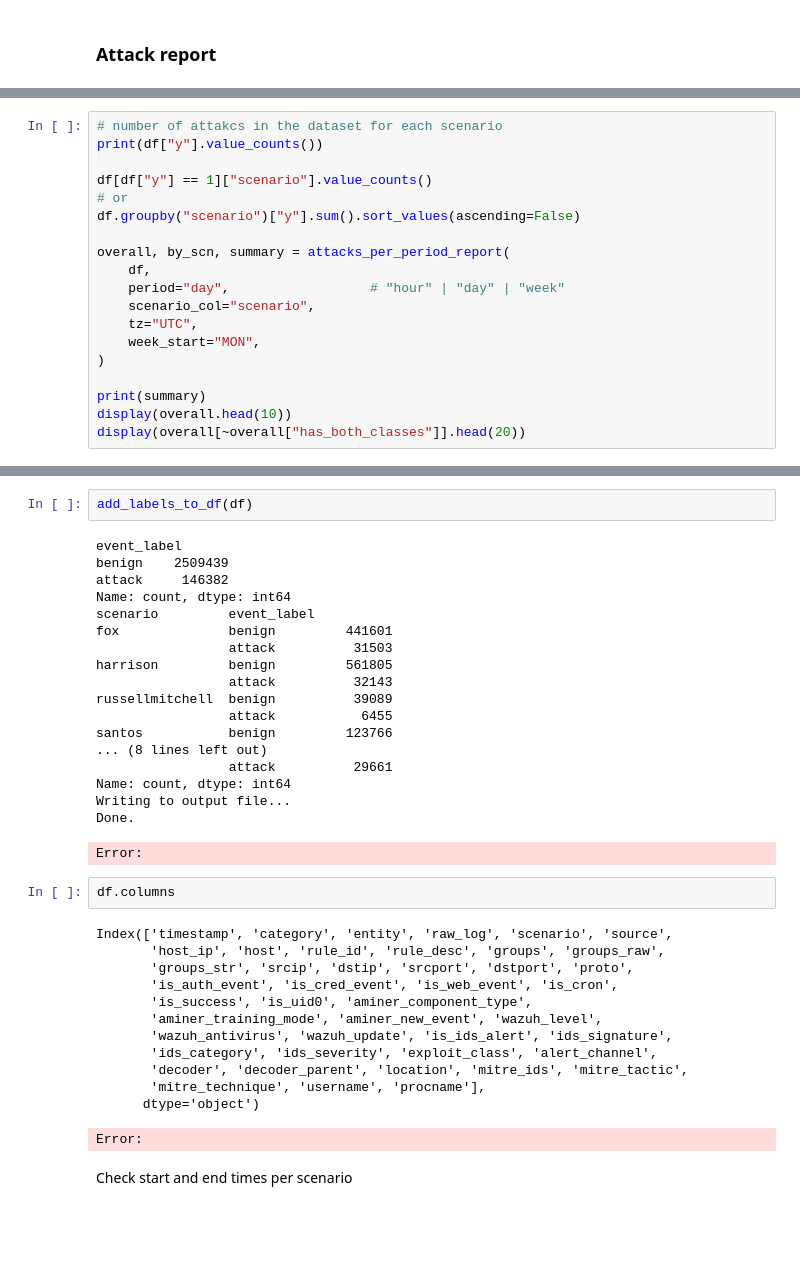
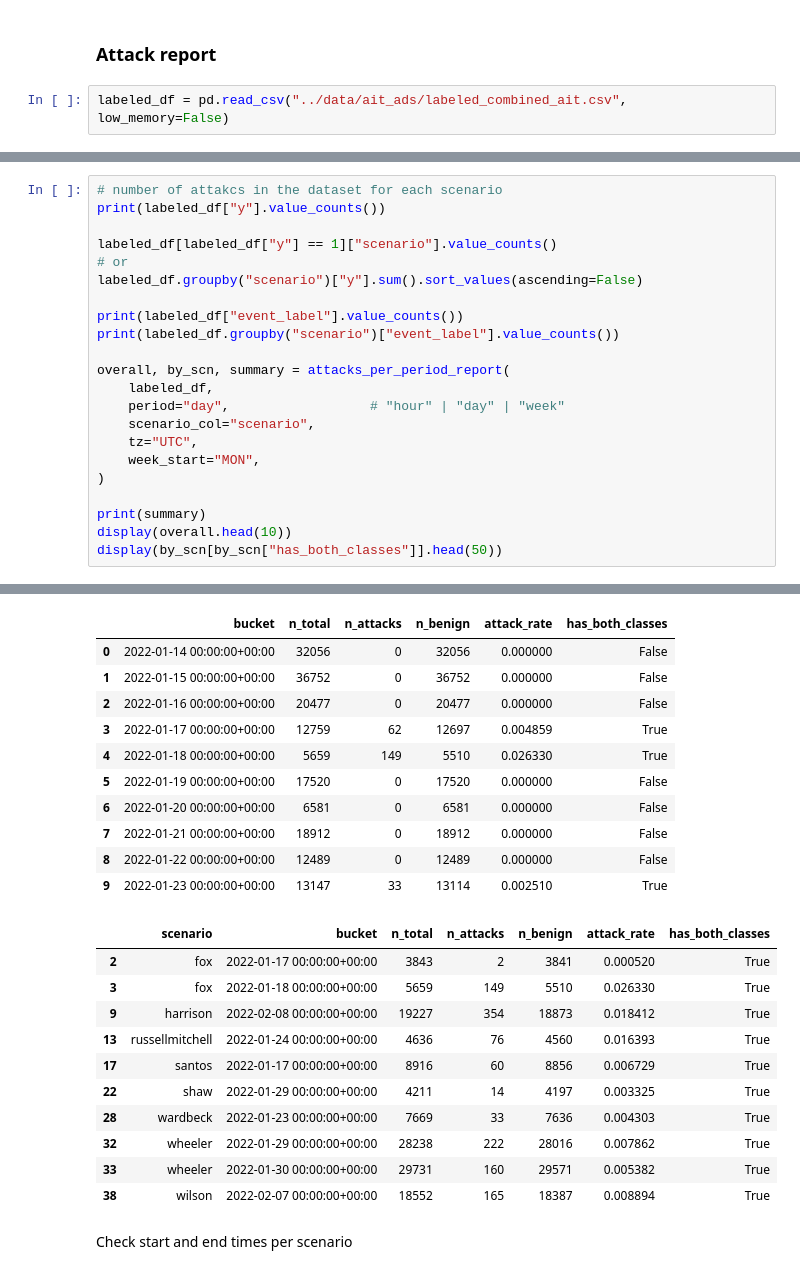
Before and after one commit to annaneliaa/msc-thesis, a Jupyter notebook: aact/data.ipynb, the cells around one changed output, grey strips where cells are left out. Drawn from its saved outputs; the diff is of its cells as text; blank space fills up the shorter version.

```diff
--- a/aact/data.ipynb
+++ b/aact/data.ipynb
@@ -82,2 +99,4 @@ Index(['timestamp', 'scenario', 'source', 'category', 'entity', 'raw_log',
 # %% [markdown]
 ### Attack report
+# %%
+labeled_df = pd.read_csv("../data/ait_ads/labeled_combined_ait.csv", low_memory=False)
@@ -84,13 +115,16 @@ Index(['timestamp', 'scenario', 'source', 'category', 'entity', 'raw_log',
 # %%
 # number of attakcs in the dataset for each scenario
-print(df["y"].value_counts())
+print(labeled_df["y"].value_counts())
 
-df[df["y"] == 1]["scenario"].value_counts()
+labeled_df[labeled_df["y"] == 1]["scenario"].value_counts()
 # or
-df.groupby("scenario")["y"].sum().sort_values(ascending=False)
+labeled_df.groupby("scenario")["y"].sum().sort_values(ascending=False)
+
+print(labeled_df["event_label"].value_counts())
+print(labeled_df.groupby("scenario")["event_label"].value_counts())
 
 overall, by_scn, summary = attacks_per_period_report(
-    df,
+    labeled_df,
     period="day",                  # "hour" | "day" | "week"
     scenario_col="scenario",
     tz="UTC",
@@ -99,4 +133,5 @@ overall, by_scn, summary = attacks_per_period_report(
 
 print(summary)
 display(overall.head(10))
-display(overall[~overall["has_both_classes"]].head(20))
+display(by_scn[by_scn["has_both_classes"]].head(50))
+# %% [output]
@@ -103,38 +155,24 @@ display(overall[~overall["has_both_classes"]].head(20))
+|  | bucket | n_total | n_attacks | n_benign | attack_rate | has_both_classes |
+| 0 | 2022-01-14 00:00:00+00:00 | 32056 | 0 | 32056 | 0.000000 | False |
+| 1 | 2022-01-15 00:00:00+00:00 | 36752 | 0 | 36752 | 0.000000 | False |
+| 2 | 2022-01-16 00:00:00+00:00 | 20477 | 0 | 20477 | 0.000000 | False |
+| 3 | 2022-01-17 00:00:00+00:00 | 12759 | 62 | 12697 | 0.004859 | True |
+| 4 | 2022-01-18 00:00:00+00:00 | 5659 | 149 | 5510 | 0.026330 | True |
+| 5 | 2022-01-19 00:00:00+00:00 | 17520 | 0 | 17520 | 0.000000 | False |
+| 6 | 2022-01-20 00:00:00+00:00 | 6581 | 0 | 6581 | 0.000000 | False |
+| 7 | 2022-01-21 00:00:00+00:00 | 18912 | 0 | 18912 | 0.000000 | False |
+| 8 | 2022-01-22 00:00:00+00:00 | 12489 | 0 | 12489 | 0.000000 | False |
+| 9 | 2022-01-23 00:00:00+00:00 | 13147 | 33 | 13114 | 0.002510 | True |
+|  | scenario | bucket | n_total | n_attacks | n_benign | attack_rate | has_both_classes |
+| 2 | fox | 2022-01-17 00:00:00+00:00 | 3843 | 2 | 3841 | 0.000520 | True |
+| 3 | fox | 2022-01-18 00:00:00+00:00 | 5659 | 149 | 5510 | 0.026330 | True |
+| 9 | harrison | 2022-02-08 00:00:00+00:00 | 19227 | 354 | 18873 | 0.018412 | True |
+| 13 | russellmitchell | 2022-01-24 00:00:00+00:00 | 4636 | 76 | 4560 | 0.016393 | True |
+| 17 | santos | 2022-01-17 00:00:00+00:00 | 8916 | 60 | 8856 | 0.006729 | True |
+| 22 | shaw | 2022-01-29 00:00:00+00:00 | 4211 | 14 | 4197 | 0.003325 | True |
+| 28 | wardbeck | 2022-01-23 00:00:00+00:00 | 7669 | 33 | 7636 | 0.004303 | True |
+| 32 | wheeler | 2022-01-29 00:00:00+00:00 | 28238 | 222 | 28016 | 0.007862 | True |
+| 33 | wheeler | 2022-01-30 00:00:00+00:00 | 29731 | 160 | 29571 | 0.005382 | True |
+| 38 | wilson | 2022-02-07 00:00:00+00:00 | 18552 | 165 | 18387 | 0.008894 | True |
-# %%
-add_labels_to_df(df)
-# %% [output]
-event_label
-benign    2509439
-attack     146382
-Name: count, dtype: int64
-scenario         event_label
-fox              benign         441601
-                 attack          31503
-harrison         benign         561805
-                 attack          32143
-russellmitchell  benign          39089
-                 attack           6455
-santos           benign         123766
-... (8 lines left out)
-                 attack          29661
-Name: count, dtype: int64
-Writing to output file...
-Done.
-Error:
-# %%
-df.columns
-# %% [output]
-Index(['timestamp', 'category', 'entity', 'raw_log', 'scenario', 'source',
-       'host_ip', 'host', 'rule_id', 'rule_desc', 'groups', 'groups_raw',
-       'groups_str', 'srcip', 'dstip', 'srcport', 'dstport', 'proto',
-       'is_auth_event', 'is_cred_event', 'is_web_event', 'is_cron',
-       'is_success', 'is_uid0', 'aminer_component_type',
-       'aminer_training_mode', 'aminer_new_event', 'wazuh_level',
-       'wazuh_antivirus', 'wazuh_update', 'is_ids_alert', 'ids_signature',
-       'ids_category', 'ids_severity', 'exploit_class', 'alert_channel',
-       'decoder', 'decoder_parent', 'location', 'mitre_ids', 'mitre_tactic',
-       'mitre_technique', 'username', 'procname'],
-      dtype='object')
-Error:
 # %% [markdown]
 Check start and end times per scenario
```
Also changed, not shown: parts of 4 cells of this notebook, 6 other files.
